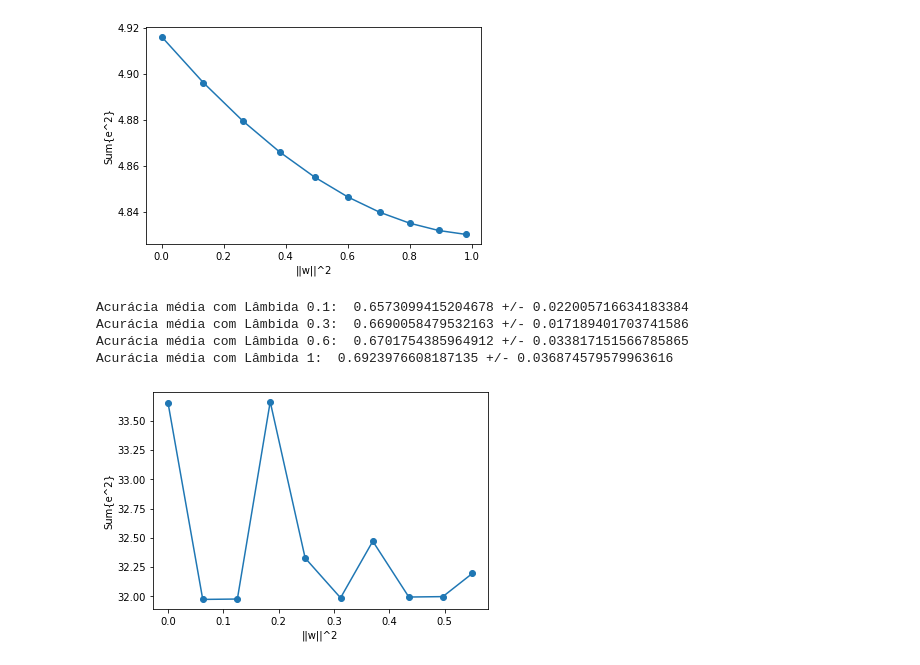
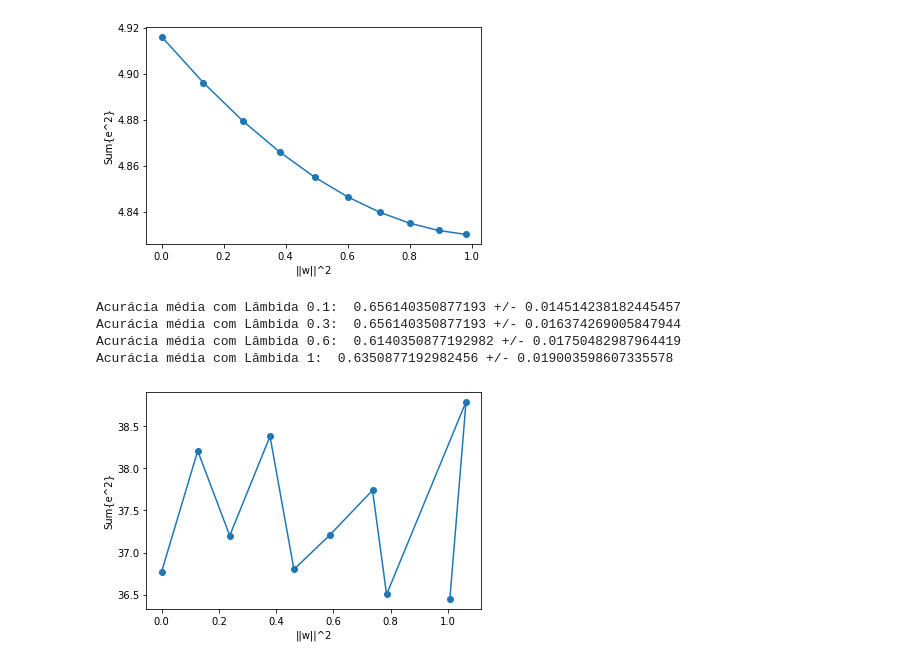
Before and after one commit to jueta/Artificial-Neural-Networks, a Jupyter notebook: Trabalho Intermediario/relatorio/codigos/TP.ipynb, the cells around one changed output. Drawn from its saved outputs; the diff is of its cells as text; code cells hidden in the pictures.

```diff
--- a/Trabalho Intermediario/relatorio/codigos/testeRBF.ipynb
+++ b/Trabalho Intermediario/relatorio/codigos/TP.ipynb
@@ -335,7 +342,7 @@ def exercicio6(nNeurons, reglamb):
 def AcuraciaMedia(reglamb):
     maxepocas = 5
     acuracia = []
-    nNeurons = 5
+    nNeurons = 30
     while(maxepocas > 0):
         acuracia = np.append(acuracia, exercicio6(nNeurons, reglamb))
         maxepocas -= 1
@@ -346,10 +353,10 @@ print('Acurácia média com Lâmbida 0.3: ',np.average(AcuraciaMedia(0.3)), '+/-
 print('Acurácia média com Lâmbida 0.6: ',np.average(AcuraciaMedia(0.6)), '+/-', np.std(AcuraciaMedia(0.6)))
 print('Acurácia média com Lâmbida 1: ',np.average(AcuraciaMedia(1)), '+/-', np.std(AcuraciaMedia(1)))
 # %% [output]
-Acurácia média com Lâmbida 0.1:  0.6573099415204678 +/- 0.022005716634183384
-Acurácia média com Lâmbida 0.3:  0.6690058479532163 +/- 0.017189401703741586
-Acurácia média com Lâmbida 0.6:  0.6701754385964912 +/- 0.033817151566785865
-Acurácia média com Lâmbida 1:  0.6923976608187135 +/- 0.036874579579963616
+Acurácia média com Lâmbida 0.1:  0.656140350877193 +/- 0.014514238182445457
+Acurácia média com Lâmbida 0.3:  0.656140350877193 +/- 0.016374269005847944
+Acurácia média com Lâmbida 0.6:  0.6140350877192982 +/- 0.01750482987964419
+Acurácia média com Lâmbida 1:  0.6350877192982456 +/- 0.019003598607335578
 # %%
 def testeRegulacao(maxepocas):
 
@@ -362,7 +369,7 @@ def testeRegulacao(maxepocas):
 
     while (nepocas < maxepocas):
 
-        retlist = trainRBF(xcTrain, yTrain, 5, reglamb)
+        retlist = trainRBF(xcTrain, yTrain, 30, reglamb)
 
         m = retlist[0]
         covlist = retlist[1]
@@ -377,31 +384,31 @@ def testeRegulacao(maxepocas):
         Yhat = np.array(Yhat)
         yTest = np.array(yTest)
 
         # Je = y.T @ (P @ P) @ y
         Jew = (yTest - Yhat[:,0]).T @ (yTest - Yhat[:,0])
         # print("Jew: ", Jew)
 
         # Jw = y.T @ (P - P @ P) @ y
         Jww = W.T @ L @ W
         # print("Jww: ", Jww.values[0,0])
 
         # J = y.T @ P @ y
         Jsum = Jew + Jww
 
         reglamb += 0.2
         nepocas = nepocas + 1
         evec.append((Jew, Jww.values[0,0]))
 
     evec.pop(0)
     return evec
 
 result = testeRegulacao(10)
 
 xs = [x[0] for x in result]
 ys = [x[1] for x in result]
 plt.plot(ys, xs, 'o-')
 plt.xlabel("||w||^2")
 plt.ylabel("Sum{e^2}")
 plt.show()
 # %% [output]
-[figure, old version]
+[figure, new version]
```
Also changed, not shown: parts of 4 cells of this notebook, 31 other files.
